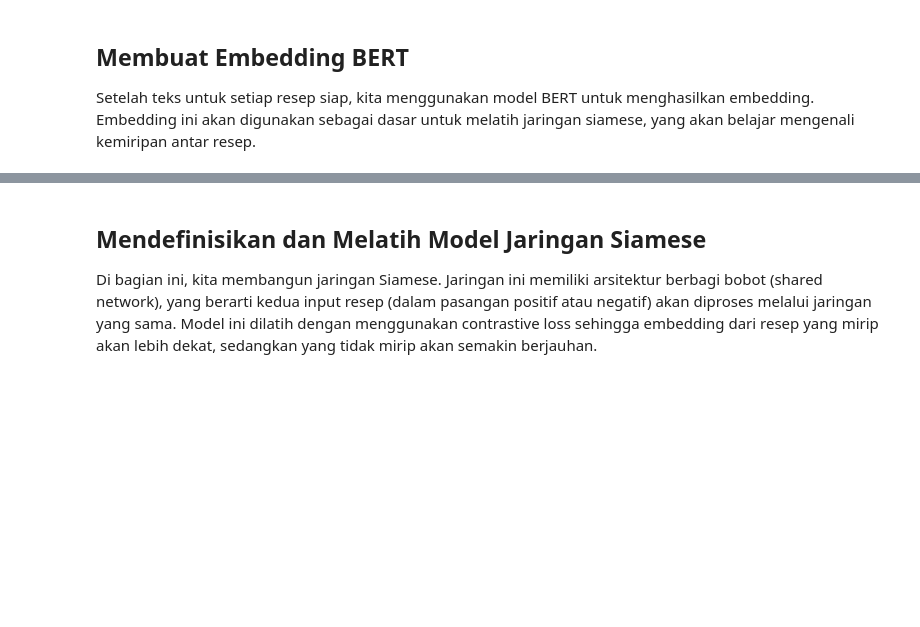
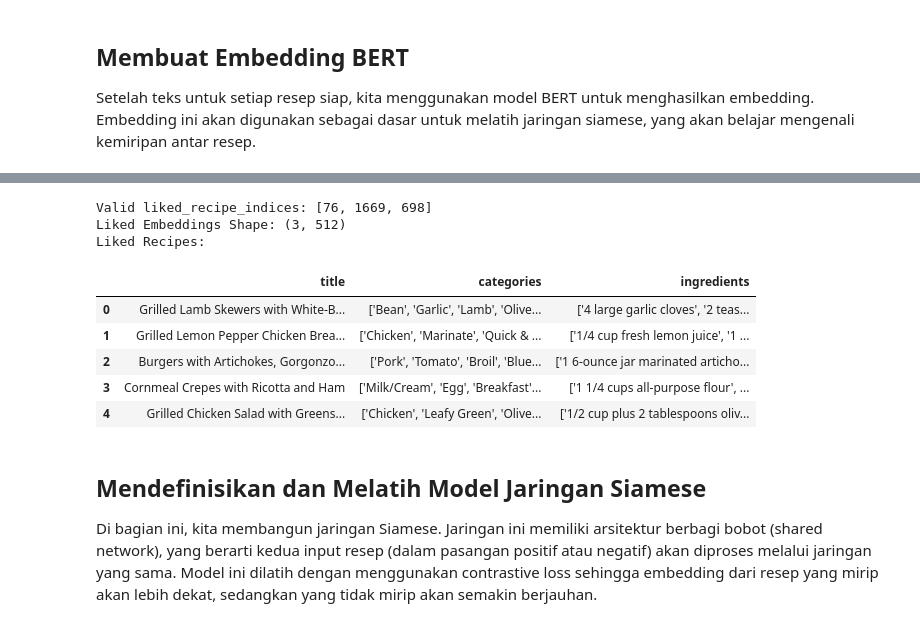
Before and after one commit to adaalif/Bangkit-Capstone-Project, a Jupyter notebook: Dataset/model_embedding.ipynb, the cells around one changed output, grey strips where cells are left out. Drawn from its saved outputs; the diff is of its cells as text; code cells hidden in the pictures; blank space fills up the shorter version.

```diff
--- a/Dataset/model_embedding.ipynb
+++ b/Dataset/model_embedding.ipynb
@@ -66,0 +280,13 @@ Pada tahap ini, kita membuat pasangan positif dan negatif. Pasangan positif beri
+# %%
+def display_liked_recipes(liked_recipes):
+    """
+    Display the liked recipes in a table.
+    """
+    print("Liked Recipes:")
+    display(liked_recipes.reset_index(drop=True))
+
+
+liked_recipe_indices = [76, 1669, 698]
+liked_recipes = recipes_df.iloc[liked_recipe_indices][['title', 'categories', 'ingredients']]
+
+display_liked_recipes(liked_recipes)
@@ -67,3 +299,42 @@ Pada tahap ini, kita membuat pasangan positif dan negatif. Pasangan positif beri
+# %%
+def recommend_similar(liked_recipe_indices, latent_embeddings, top_n=5):
+
+    if not isinstance(latent_embeddings, np.ndarray):
+        latent_embeddings = latent_embeddings.numpy()
+
+    liked_recipe_indices = [idx for idx in liked_recipe_indices if 0 <= idx < len(latent_embeddings)]
+    if not liked_recipe_indices:
+        raise ValueError("All indices in liked_recipe_indices are out of bounds.")
+
+    print(f"Valid liked_recipe_indices: {liked_recipe_indices}")
+
+    liked_embeddings = latent_embeddings[liked_recipe_indices]
+    print(f"Liked Embeddings Shape: {liked_embeddings.shape}")
+
+    similarity_scores = cosine_similarity(liked_embeddings, latent_embeddings)
+
+    aggregated_scores = np.mean(similarity_scores, axis=0)
+
+    recommended_indices = np.argsort(-aggregated_scores)
+    recommended_indices = [idx for idx in recommended_indices if idx not in liked_recipe_indices][:top_n]
+
+    return recommended_indices
+# %%
+recommended_recipes = recommend_similar(liked_recipe_indices, latent_embeddings, top_n=5)
+
+recommended_recipes_df = recipes_df.iloc[recommended_recipes][['title', 'categories', 'ingredients']]
+
+display_liked_recipes(recommended_recipes_df)
+# %% [output]
+Valid liked_recipe_indices: [76, 1669, 698]
+Liked Embeddings Shape: (3, 512)
+Liked Recipes:
+|  | title | categories | ingredients |
+| 0 | Grilled Lamb Skewers with White-B... | ['Bean', 'Garlic', 'Lamb', 'Olive... | ['4 large garlic cloves', '2 teas... |
+| 1 | Grilled Lemon Pepper Chicken Brea... | ['Chicken', 'Marinate', 'Quick & ... | ['1/4 cup fresh lemon juice', '1 ... |
+| 2 | Burgers with Artichokes, Gorgonzo... | ['Pork', 'Tomato', 'Broil', 'Blue... | ['1 6-ounce jar marinated articho... |
+| 3 | Cornmeal Crepes with Ricotta and Ham | ['Milk/Cream', 'Egg', 'Breakfast'... | ['1 1/4 cups all-purpose flour', ... |
+| 4 | Grilled Chicken Salad with Greens... | ['Chicken', 'Leafy Green', 'Olive... | ['1/2 cup plus 2 tablespoons oliv... |
 # %%
 def common_category(categories1, categories2):
     set1 = set(eval(categories1)) if isinstance(categories1, str) else set(categories1)
```
Also changed, not shown: parts of 20 cells of this notebook, 1 other file.
